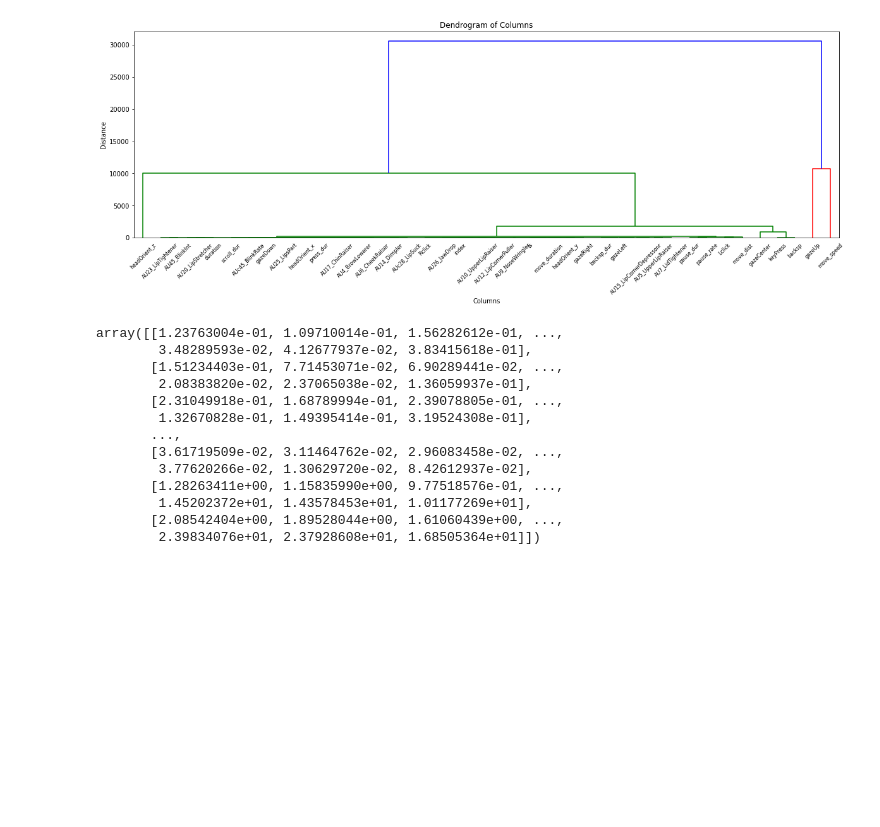
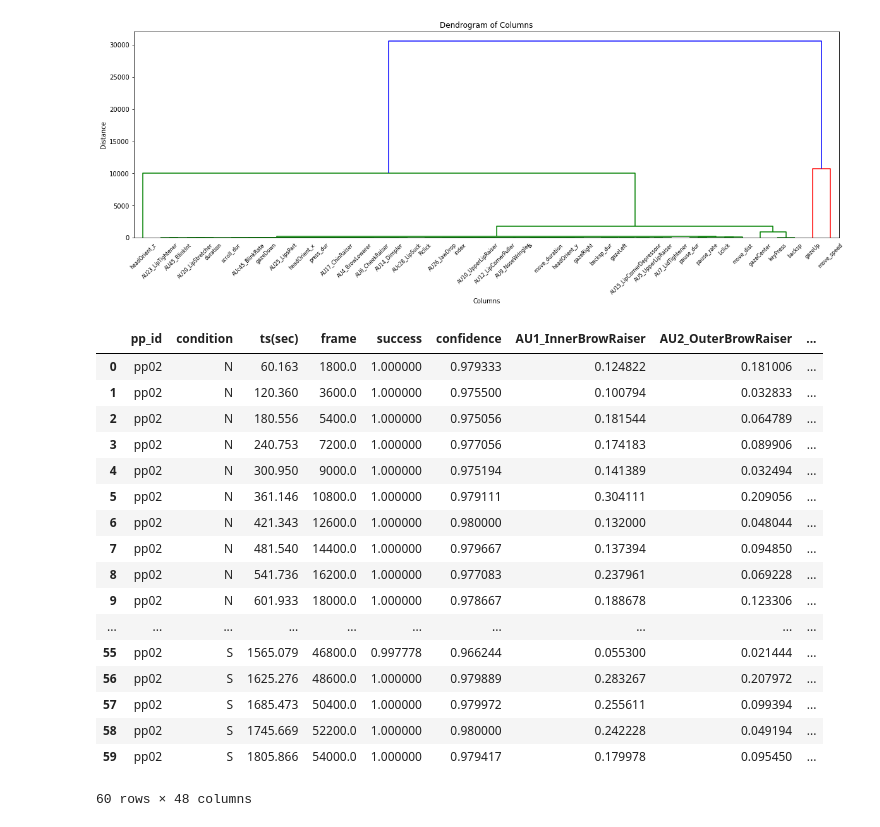
Before and after one commit to lefkothea1/thesis, a Jupyter notebook: exploration_anallysis.ipynb, the cells around one changed output. Saved outputs shown, nothing was run; the diff lists cells and outputs as text; code cells hidden in the pictures; blank space fills up the shorter version.

```diff
--- a/exploration_anallysis.ipynb
+++ b/exploration_anallysis.ipynb
@@ -224,19 +367,3 @@ plt.title('Dendrogram of Columns')
 plt.show()
 # %% [output]
 [figure]
-# %%
-X.astype('float64')
-# %% [output]
-array([[1.23763004e-01, 1.09710014e-01, 1.56282612e-01, ...,
-        3.48289593e-02, 4.12677937e-02, 3.83415618e-01],
-       [1.51234403e-01, 7.71453071e-02, 6.90289441e-02, ...,
-        2.08383820e-02, 2.37065038e-02, 1.36059937e-01],
-       [2.31049918e-01, 1.68789994e-01, 2.39078805e-01, ...,
-        1.32670828e-01, 1.49395414e-01, 3.19524308e-01],
-       ...,
-       [3.61719509e-02, 3.11464762e-02, 2.96083458e-02, ...,
-        3.77620266e-02, 1.30629720e-02, 8.42612937e-02],
-       [1.28263411e+00, 1.15835990e+00, 9.77518576e-01, ...,
-        1.45202372e+01, 1.43578453e+01, 1.01177269e+01],
-       [2.08542404e+00, 1.89528044e+00, 1.61060439e+00, ...,
-        2.39834076e+01, 2.37928608e+01, 1.68505364e+01]])
@@ -243 +373,22 @@ array([[1.23763004e-01, 1.09710014e-01, 1.56282612e-01, ...,
+# %%
+(pp_df[0][1])
+# %% [output]
+|  | pp_id | condition | ts(sec) | frame | success | confidence | AU1_InnerBrowRaiser | AU2_OuterBrowRaiser | ... |
+| 0 | pp02 | N | 60.163 | 1800.0 | 1.000000 | 0.979333 | 0.124822 | 0.181006 | ... |
+| 1 | pp02 | N | 120.360 | 3600.0 | 1.000000 | 0.975500 | 0.100794 | 0.032833 | ... |
+| 2 | pp02 | N | 180.556 | 5400.0 | 1.000000 | 0.975056 | 0.181544 | 0.064789 | ... |
+| 3 | pp02 | N | 240.753 | 7200.0 | 1.000000 | 0.977056 | 0.174183 | 0.089906 | ... |
+| 4 | pp02 | N | 300.950 | 9000.0 | 1.000000 | 0.975194 | 0.141389 | 0.032494 | ... |
+| 5 | pp02 | N | 361.146 | 10800.0 | 1.000000 | 0.979111 | 0.304111 | 0.209056 | ... |
+| 6 | pp02 | N | 421.343 | 12600.0 | 1.000000 | 0.980000 | 0.132000 | 0.048044 | ... |
+| 7 | pp02 | N | 481.540 | 14400.0 | 1.000000 | 0.979667 | 0.137394 | 0.094850 | ... |
+| 8 | pp02 | N | 541.736 | 16200.0 | 1.000000 | 0.977083 | 0.237961 | 0.069228 | ... |
+| 9 | pp02 | N | 601.933 | 18000.0 | 1.000000 | 0.978667 | 0.188678 | 0.123306 | ... |
+| ... | ... | ... | ... | ... | ... | ... | ... | ... | ... |
+| 55 | pp02 | S | 1565.079 | 46800.0 | 0.997778 | 0.966244 | 0.055300 | 0.021444 | ... |
+| 56 | pp02 | S | 1625.276 | 48600.0 | 1.000000 | 0.979889 | 0.283267 | 0.207972 | ... |
+| 57 | pp02 | S | 1685.473 | 50400.0 | 1.000000 | 0.979972 | 0.255611 | 0.099394 | ... |
+| 58 | pp02 | S | 1745.669 | 52200.0 | 1.000000 | 0.980000 | 0.242228 | 0.049194 | ... |
+| 59 | pp02 | S | 1805.866 | 54000.0 | 1.000000 | 0.979417 | 0.179978 | 0.095450 | ... |
+60 rows × 48 columns
 # %%
```
Also changed, not shown: parts of 64 cells of this notebook, 1 other file.
